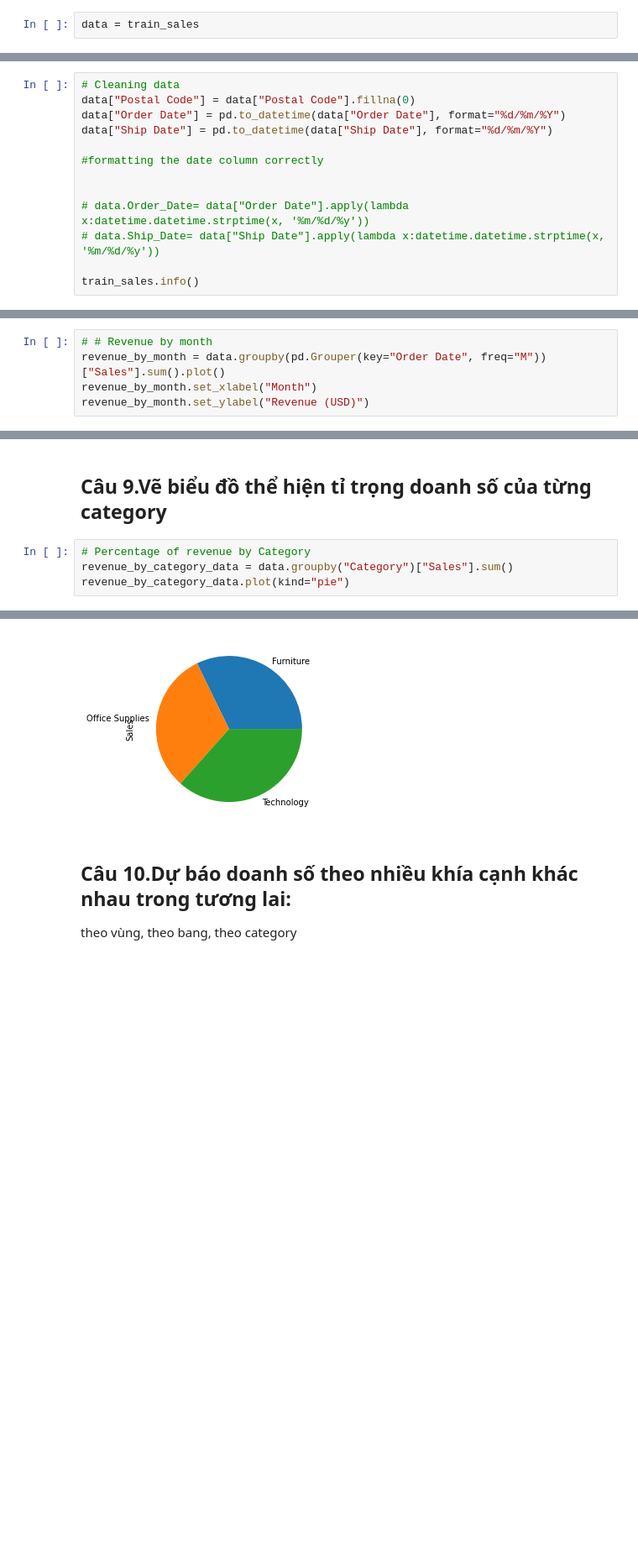
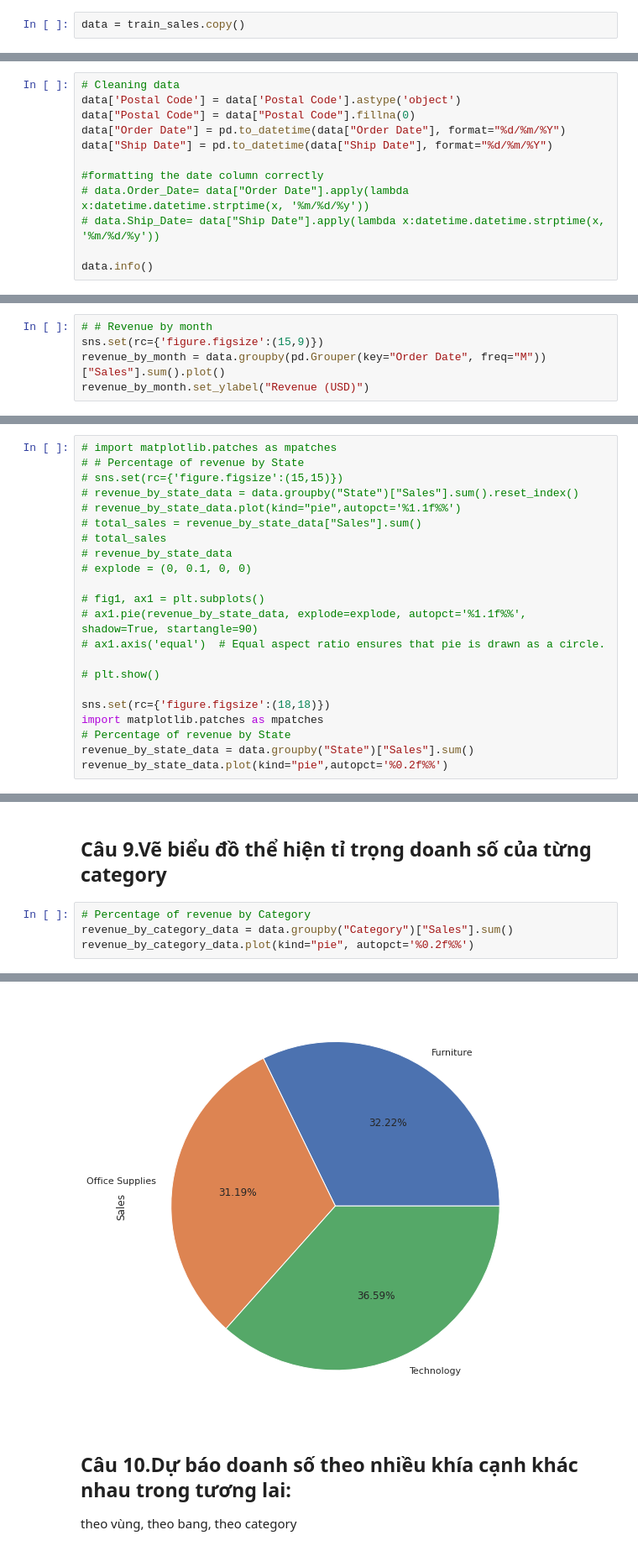
Before and after one commit to khanh22mse23057/python4engineer-assignments, a Jupyter notebook: FinalAssignments_Practice&Build_API_with_Superstore_Sales_Dataset_Analysis.ipynb, the cells around one changed output, grey strips where cells are left out. Shown at 84% size. Saved outputs shown, nothing was run; the diff lists cells and outputs as text; blank space fills up the shorter version.

```diff
--- a/FinalAssignments_Practice&Build_API_with_Superstore_Sales_Dataset_Analysis.ipynb
+++ b/FinalAssignments_Practice&Build_API_with_Superstore_Sales_Dataset_Analysis.ipynb
@@ -139,7 +221,7 @@ train_sales.shape
 # %% [markdown]
 ==> Qua kết quả cho thấy dữ liệu OK ngoại trừ Postal Code có 11 dữ liệu ko tìm thấy trên tổng 9800 records
 # %%
-data = train_sales
+data = train_sales.copy()
 # %% [markdown]
 ## Câu 1.Tiền xử lý dữ liệu
 (xử lý các trường hợp thiếu dữ liệu, chuẩn hóa ngày tháng, đơn vị,...).
@@ -146,16 +233,15 @@ data = train_sales
 # %%
 # Cleaning data
+data['Postal Code'] = data['Postal Code'].astype('object')
 data["Postal Code"] = data["Postal Code"].fillna(0)
 data["Order Date"] = pd.to_datetime(data["Order Date"], format="%d/%m/%Y")
 data["Ship Date"] = pd.to_datetime(data["Ship Date"], format="%d/%m/%Y")
 
 #formatting the date column correctly
-
-
 # data.Order_Date= data["Order Date"].apply(lambda x:datetime.datetime.strptime(x, '%m/%d/%y'))
 # data.Ship_Date= data["Ship Date"].apply(lambda x:datetime.datetime.strptime(x, '%m/%d/%y'))
 
-train_sales.info()
+data.info()
 # %% [output]
 <class 'pandas.core.frame.DataFrame'>
 RangeIndex: 9800 entries, 0 to 9799
@@ -205,7 +268,7 @@ Name: Order Date, Length: 9800, dtype: period[M]
 # %%
 # # Revenue by month
+sns.set(rc={'figure.figsize':(15,9)})
 revenue_by_month = data.groupby(pd.Grouper(key="Order Date", freq="M"))["Sales"].sum().plot()
-revenue_by_month.set_xlabel("Month")
 revenue_by_month.set_ylabel("Revenue (USD)")
 # %% [output]
 Text(0, 0.5, 'Revenue (USD)')
@@ -365,0 +417,22 @@ revenue_by_state_data.plot(kind="pie")
+# %%
+# import matplotlib.patches as mpatches
+# # Percentage of revenue by State
+# sns.set(rc={'figure.figsize':(15,15)})
+# revenue_by_state_data = data.groupby("State")["Sales"].sum().reset_index()
+# revenue_by_state_data.plot(kind="pie",autopct='%1.1f%%')
+# total_sales = revenue_by_state_data["Sales"].sum()
+# total_sales
+# revenue_by_state_data
+# explode = (0, 0.1, 0, 0)
+
+# fig1, ax1 = plt.subplots()
+# ax1.pie(revenue_by_state_data, explode=explode, autopct='%1.1f%%',        shadow=True, startangle=90)
+# ax1.axis('equal')  # Equal aspect ratio ensures that pie is drawn as a circle.
+
+# plt.show()
+
+sns.set(rc={'figure.figsize':(18,18)})
+import matplotlib.patches as mpatches
+# Percentage of revenue by State
+revenue_by_state_data = data.groupby("State")["Sales"].sum()
+revenue_by_state_data.plot(kind="pie",autopct='%0.2f%%')
@@ -420,10 +523,10 @@ Name: Sales, dtype: int64
 # %%
 # Percentage of revenue by Category
 revenue_by_category_data = data.groupby("Category")["Sales"].sum()
-revenue_by_category_data.plot(kind="pie")
+revenue_by_category_data.plot(kind="pie", autopct='%0.2f%%')
 # %% [output]
 <matplotlib.axes._subplots.AxesSubplot at 0x...>
-[figure, old version]
+[figure, new version]
 # %% [markdown]
 ## Câu 10.Dự báo doanh số theo nhiều khía cạnh khác nhau trong tương lai:
 theo vùng, theo bang, theo category
```
Also changed, not shown: parts of 44 cells of this notebook.
